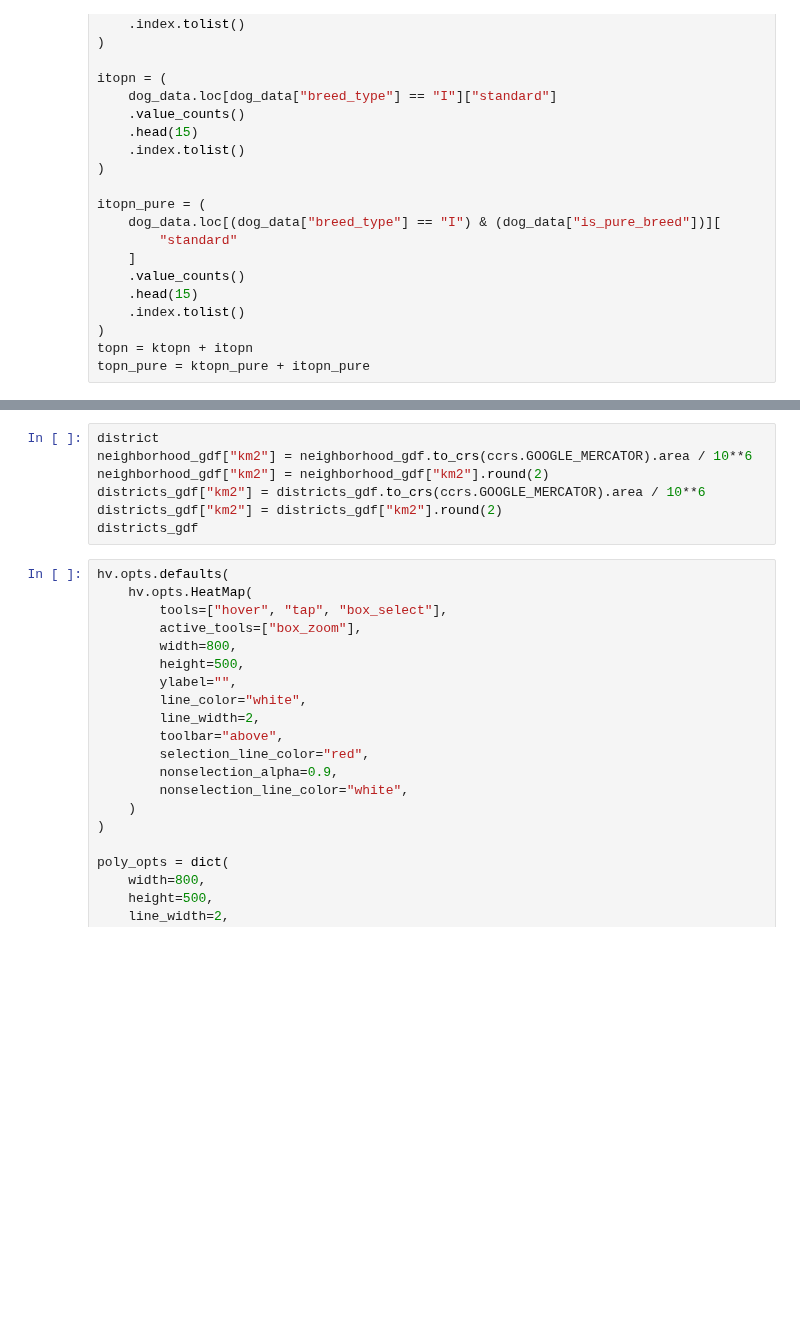
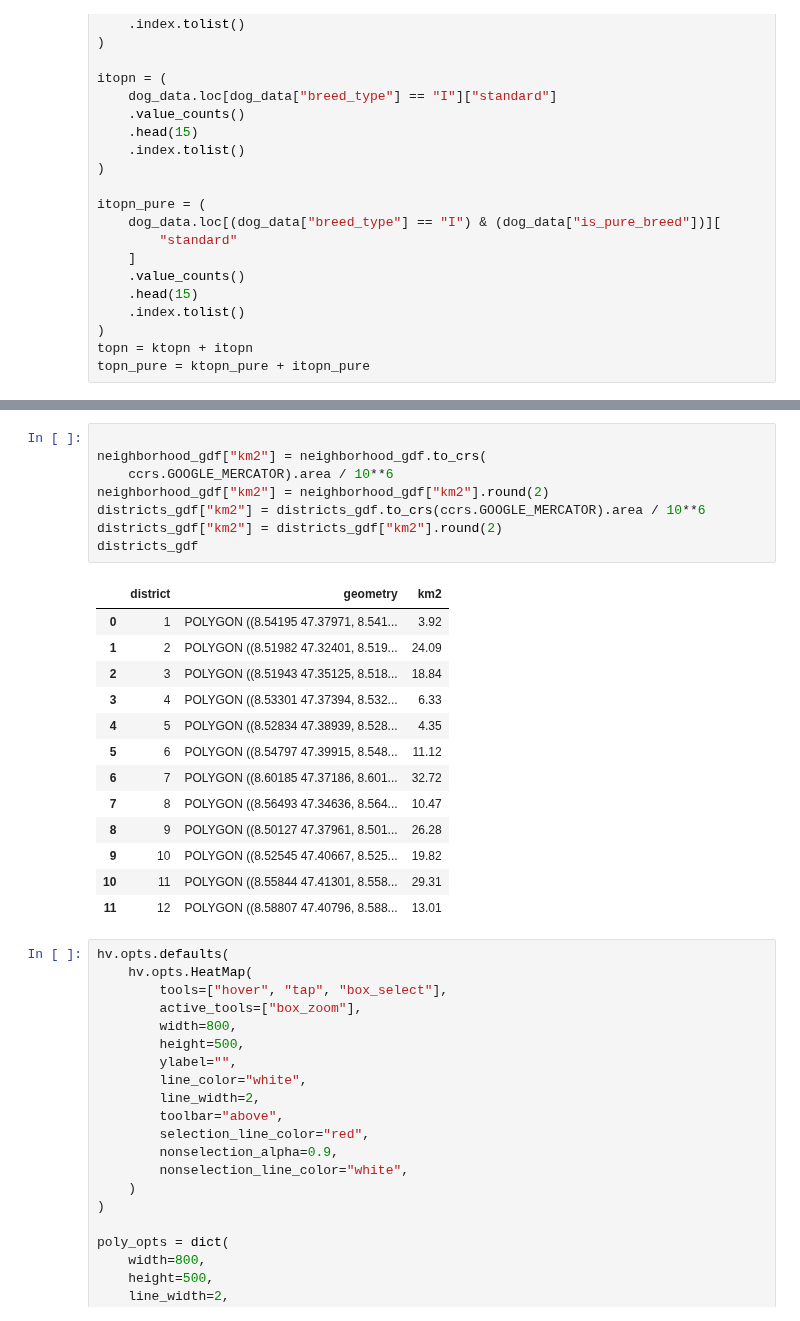
Before and after one commit to jonnross88/Springboard, a Jupyter notebook: u20_data_storytelling/zurich.ipynb, the cells around one changed output, grey strips where cells are left out. Cells and saved outputs as stored; diff of their text form; blank space fills up the shorter version.

```diff
--- a/u20_data_storytelling/zurich.ipynb
+++ b/u20_data_storytelling/zurich.ipynb
@@ -1763,10 +2046,25 @@ girl_cmap = list(sns.color_palette("light:#8b008b", n_colors=6).as_hex())
 # %%
-district
-neighborhood_gdf["km2"] = neighborhood_gdf.to_crs(ccrs.GOOGLE_MERCATOR).area / 10**6
+
+neighborhood_gdf["km2"] = neighborhood_gdf.to_crs(
+    ccrs.GOOGLE_MERCATOR).area / 10**6
 neighborhood_gdf["km2"] = neighborhood_gdf["km2"].round(2)
 districts_gdf["km2"] = districts_gdf.to_crs(ccrs.GOOGLE_MERCATOR).area / 10**6
 districts_gdf["km2"] = districts_gdf["km2"].round(2)
 districts_gdf
+# %% [output]
+|  | district | geometry | km2 |
+| 0 | 1 | POLYGON ((8.54195 47.37971, 8.541... | 3.92 |
+| 1 | 2 | POLYGON ((8.51982 47.32401, 8.519... | 24.09 |
+| 2 | 3 | POLYGON ((8.51943 47.35125, 8.518... | 18.84 |
+| 3 | 4 | POLYGON ((8.53301 47.37394, 8.532... | 6.33 |
+| 4 | 5 | POLYGON ((8.52834 47.38939, 8.528... | 4.35 |
+| 5 | 6 | POLYGON ((8.54797 47.39915, 8.548... | 11.12 |
+| 6 | 7 | POLYGON ((8.60185 47.37186, 8.601... | 32.72 |
+| 7 | 8 | POLYGON ((8.56493 47.34636, 8.564... | 10.47 |
+| 8 | 9 | POLYGON ((8.50127 47.37961, 8.501... | 26.28 |
+| 9 | 10 | POLYGON ((8.52545 47.40667, 8.525... | 19.82 |
+| 10 | 11 | POLYGON ((8.55844 47.41301, 8.558... | 29.31 |
+| 11 | 12 | POLYGON ((8.58807 47.40796, 8.588... | 13.01 |
 # %%
 hv.opts.defaults(
     hv.opts.HeatMap(
```
Also changed, not shown: parts of 59 cells of this notebook.
